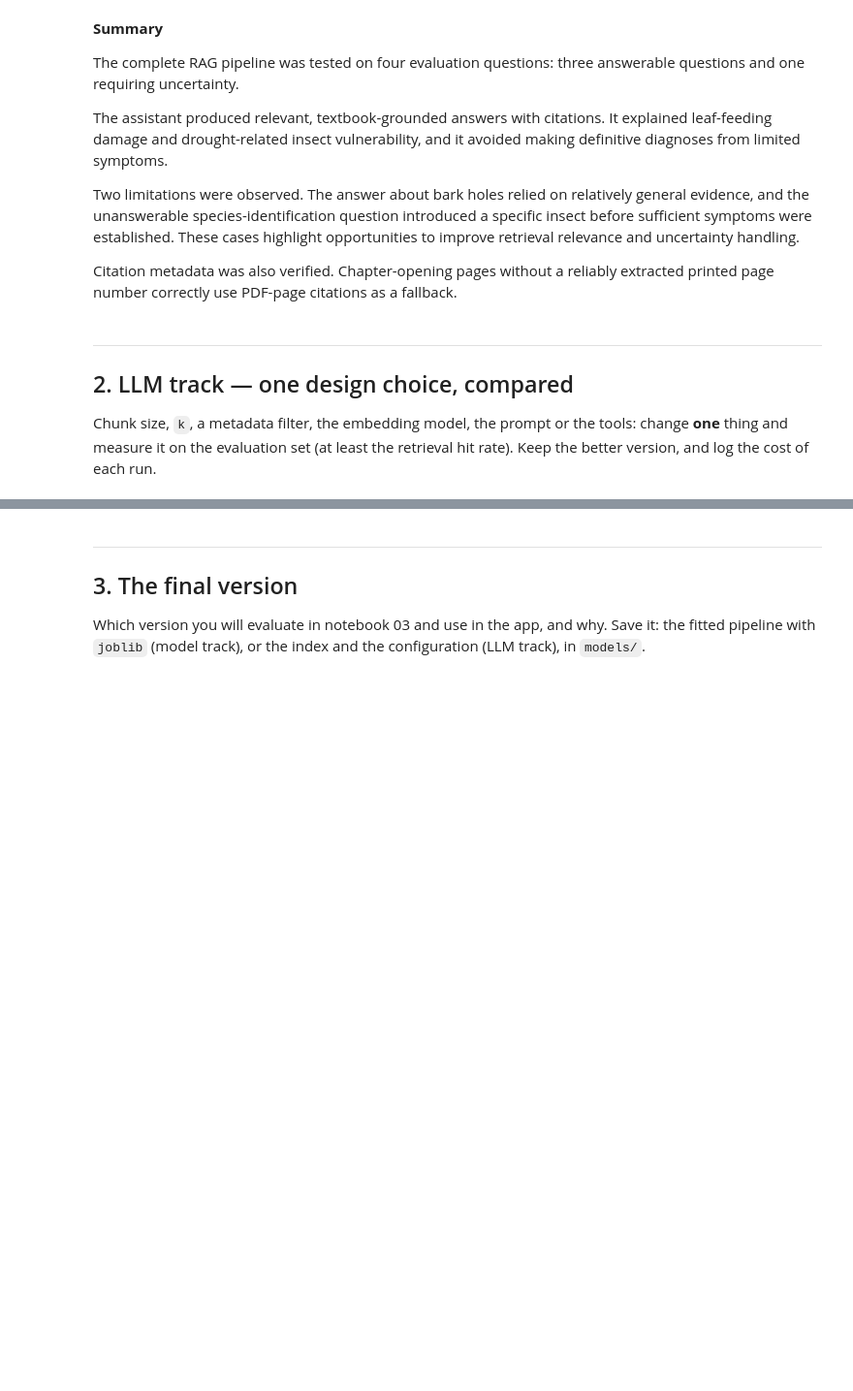
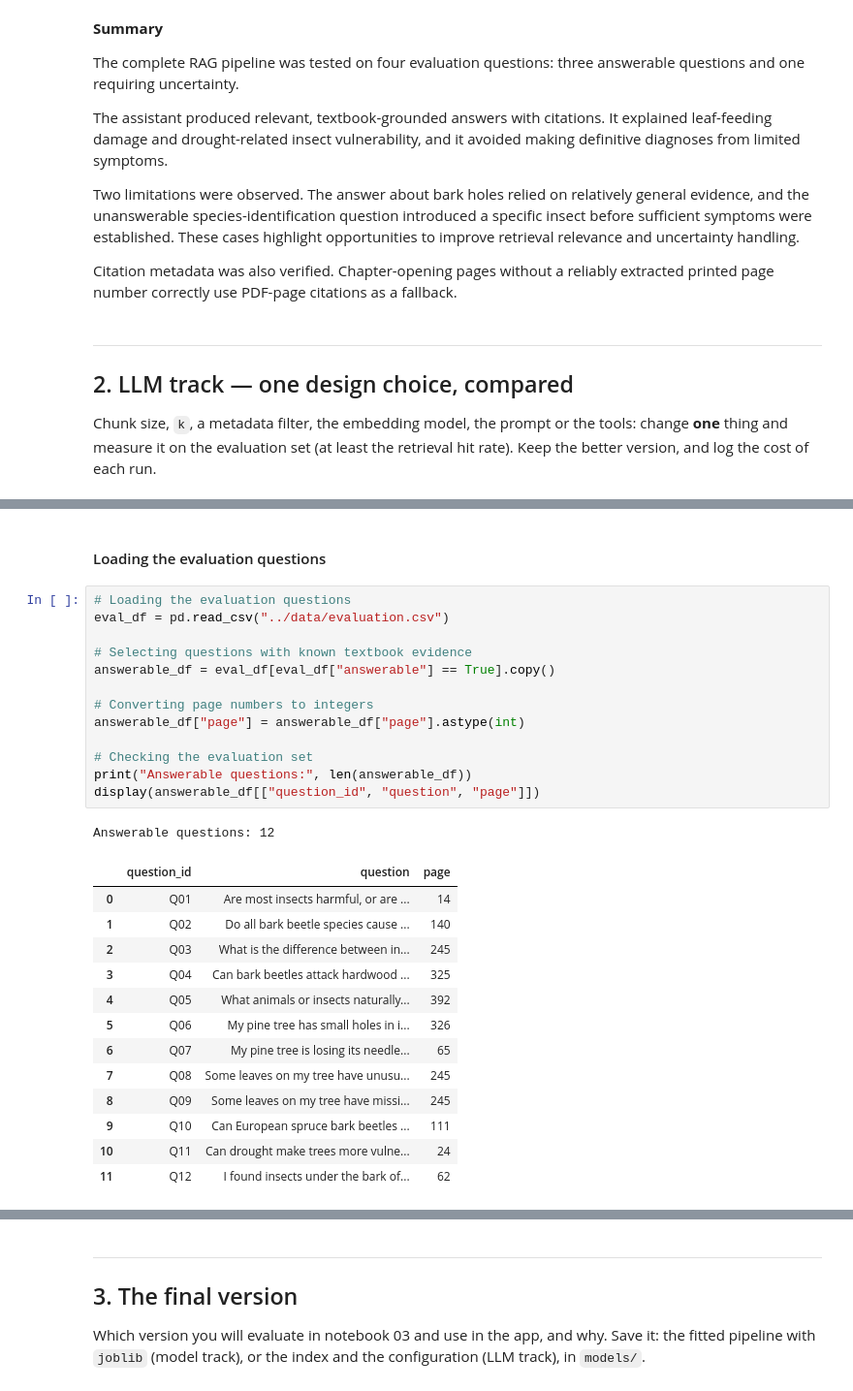
Before and after one commit to zoedoucet/project-3-ai-product, a Jupyter notebook: notebooks/02_build.ipynb, the cells around one changed output, grey strips where cells are left out. Shown at 97% size. Cells and saved outputs as stored; diff of their text form; blank space fills up the shorter version.

```diff
--- a/notebooks/02_build.ipynb
+++ b/notebooks/02_build.ipynb
@@ -602,0 +624,30 @@ Chunk size, `k`, a metadata filter, the embedding model, the prompt or the tools
+# %% [markdown]
+#### Loading the evaluation questions
+# %%
+# Loading the evaluation questions
+eval_df = pd.read_csv("../data/evaluation.csv")
+
+# Selecting questions with known textbook evidence
+answerable_df = eval_df[eval_df["answerable"] == True].copy()
+
+# Converting page numbers to integers
+answerable_df["page"] = answerable_df["page"].astype(int)
+
+# Checking the evaluation set
+print("Answerable questions:", len(answerable_df))
+display(answerable_df[["question_id", "question", "page"]])
+# %% [output]
+Answerable questions: 12
+|  | question_id | question | page |
+| 0 | Q01 | Are most insects harmful, or are ... | 14 |
+| 1 | Q02 | Do all bark beetle species cause ... | 140 |
+| 2 | Q03 | What is the difference between in... | 245 |
+| 3 | Q04 | Can bark beetles attack hardwood ... | 325 |
+| 4 | Q05 | What animals or insects naturally... | 392 |
+| 5 | Q06 | My pine tree has small holes in i... | 326 |
+| 6 | Q07 | My pine tree is losing its needle... | 65 |
+| 7 | Q08 | Some leaves on my tree have unusu... | 245 |
+| 8 | Q09 | Some leaves on my tree have missi... | 245 |
+| 9 | Q10 | Can European spruce bark beetles ... | 111 |
+| 10 | Q11 | Can drought make trees more vulne... | 24 |
+| 11 | Q12 | I found insects under the bark of... | 62 |
```
Also changed, not shown: parts of 55 cells of this notebook.
